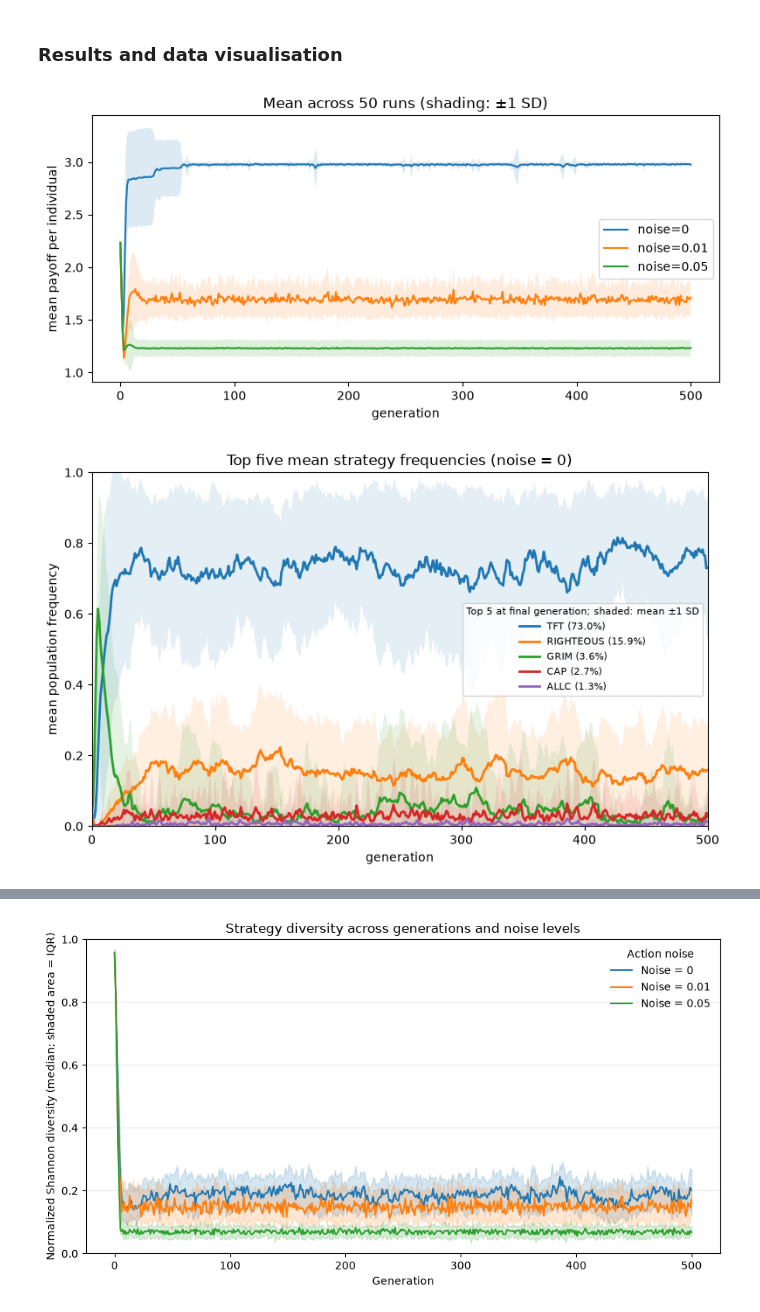
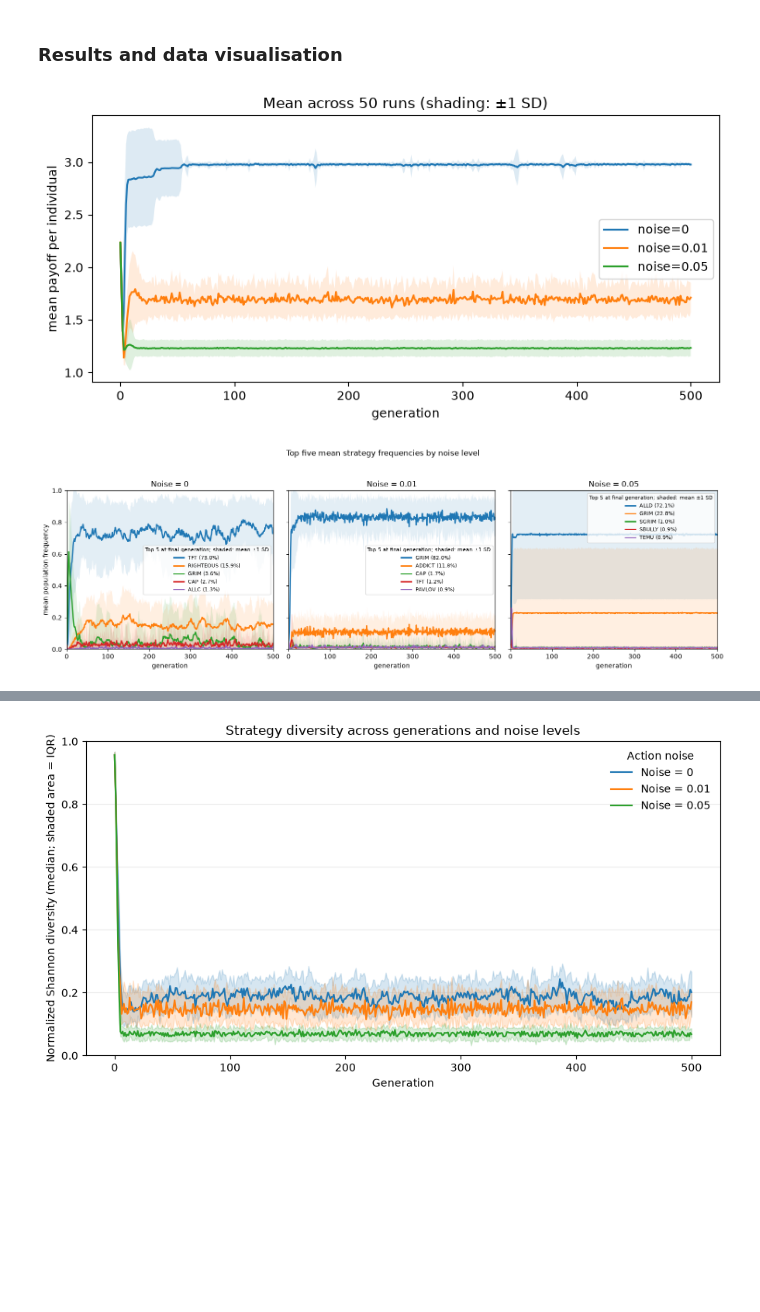
Before and after one commit to lk1ng/Project_Iterated_Prisoners_Dilemma, a Jupyter notebook: prisoners_dilemma.ipynb, the cells around one changed output, grey strips where cells are left out. Saved outputs shown, nothing was run; the diff lists cells and outputs as text; code cells hidden in the pictures; blank space fills up the shorter version.

Commit message:
moved to 3x1 strategy graph

```diff
--- a/prisoners_dilemma.ipynb
+++ b/prisoners_dilemma.ipynb
@@ -356,11 +356,13 @@ plt.show()
 
 # Plot the five strategies with the highest across-run mean frequency at the final generation.
 strategy_colors = plt.get_cmap("tab10")
-for noise in NOISE_LEVELS:
+fig, axes = plt.subplots(
+    1, len(NOISE_LEVELS), figsize=(15, 5), sharey=True, squeeze=False
+)
+for ax, noise in zip(axes[0], NOISE_LEVELS):
     frequency_runs = np.array([run["freq"] for run in results[noise]])
     mean_frequency = frequency_runs.mean(axis=0)
     top_indices = np.argsort(mean_frequency[-1])[-5:][::-1]
-    fig, ax = plt.subplots(figsize=(8, 5))
     for rank, k in enumerate(top_indices):
         strategy = STRATEGIES[k]
         strategy_name = STRATEGY_NAMES.get(strategy, "".join(map(str, strategy)))
@@ -380,15 +382,16 @@ for noise in NOISE_LEVELS:
             np.arange(N_GENERATIONS + 1), lower, upper,
             color=color, alpha=0.12, linewidth=0,
         )
-    ax.set_title(f"Top five mean strategy frequencies (noise = {noise})")
+    ax.set_title(f"Noise = {noise}")
     ax.set_xlabel("generation")
-    ax.set_ylabel("mean population frequency")
     ax.set_ylim(0, 1)
     ax.set_xlim(0, N_GENERATIONS)
     ax.legend(title="Top 5 at final generation; shaded: mean ±1 SD",
               fontsize=8, title_fontsize=8)
-    fig.tight_layout()
-    plt.show()
+axes[0, 0].set_ylabel("mean population frequency")
+fig.suptitle("Top five mean strategy frequencies by noise level")
+fig.tight_layout(rect=[0, 0, 1, 0.94])
+plt.show()
 
 # Show across-run means with ±1 SD bands across runs.
 main_strategies = {name: BITS_TO_IDS[strategy] for strategy, name in STRATEGY_NAMES.items()
@@ -397,31 +400,31 @@ for noise in NOISE_LEVELS:
     runs = results[noise]
 
     for key, title in [
         ("mean_payoff", "Mean payoff"),
         ("intended_cooperation", "Intended cooperation"),
         ("realized_cooperation", "Realised cooperation"),
     ]:
         trajectories = np.array([run[key] for run in runs])
         mean = trajectories.mean(axis=0)
         sd = trajectories.std(axis=0)
         lower, upper = mean - sd, mean + sd
         if key != "mean_payoff":
             lower, upper = np.clip(lower, 0, 1), np.clip(upper, 0, 1)
         generations = np.arange(trajectories.shape[1])
         fig, ax = plt.subplots(figsize=(8, 5))
         ax.plot(generations, mean, label="Across-run mean", linewidth=2)
         ax.fill_between(
             generations, lower, upper,
             alpha=0.2, label="Mean ±1 SD across runs",
         )
         ax.set_title(f"{title} (noise = {noise})")
         ax.set_xlabel("generation")
         ax.set_ylabel(title)
         if key != "mean_payoff":
             ax.set_ylim(0, 1)
         ax.legend()
         fig.tight_layout()
         plt.show()
 # %% [output]
 [figure]
-[figure, old version]
+[figure, new version]
```
Also changed, not shown: parts of 1 cell of this notebook.
